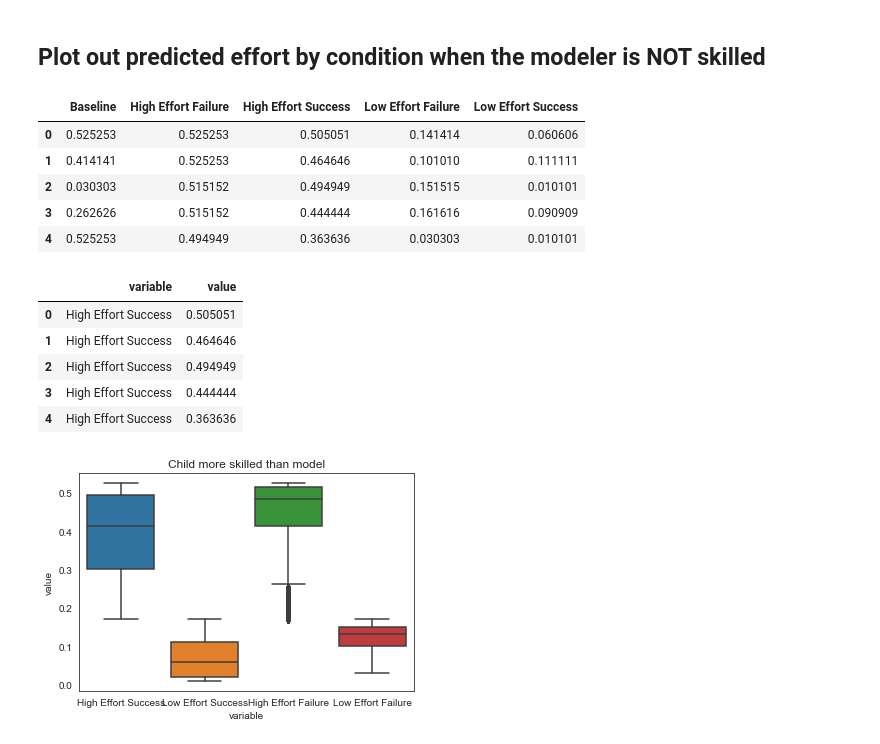
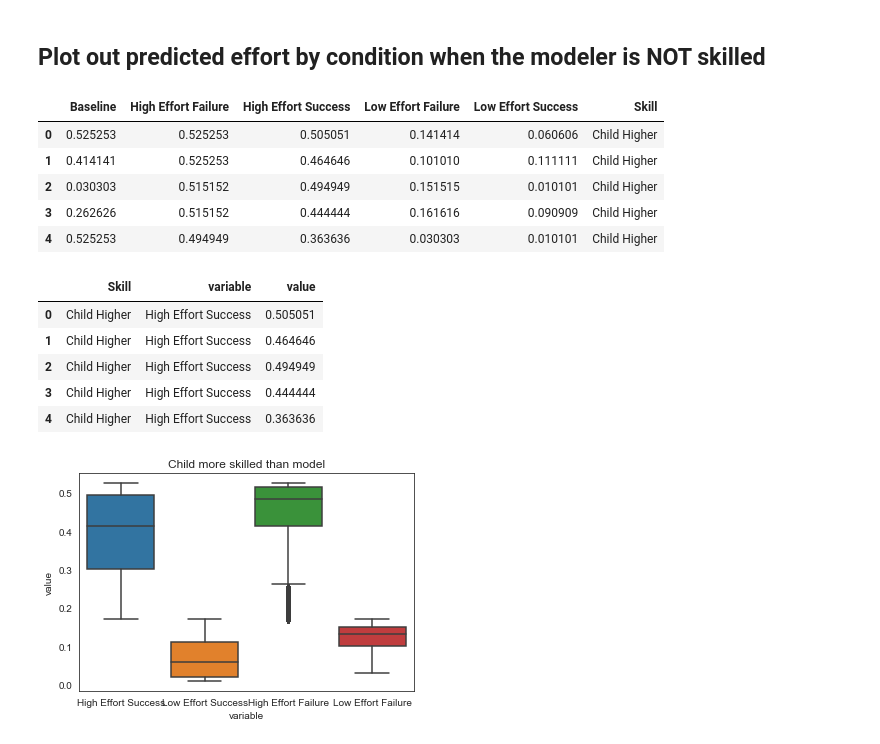
Before and after one commit to jlnrd/Effort, a Jupyter notebook: Effort_optimization_2019.ipynb, the cells around one changed output. Drawn from its saved outputs; the diff is of its cells as text; code cells hidden in the pictures.

```diff
--- a/Effort_optimization_2019.ipynb
+++ b/Effort_optimization_2019.ipynb
@@ -508,24 +508,24 @@ array([0.39141616, 0.06785859, 0.44678586, 0.11940303, 0.28918283])
 # %% [markdown]
 ## Plot out predicted effort by condition when the modeler is NOT skilled
 # %%
-d = {'High Effort Success':  effort_high_success, 'Low Effort Success': effort_low_success, 'High Effort Failure': effort_high_fail, 'Low Effort Failure': effort_low_fail,"Baseline":effort_baseline}
+d = {'Skill': "Child Higher",'High Effort Success':  effort_high_success, 'Low Effort Success': effort_low_success, 'High Effort Failure': effort_high_fail, 'Low Effort Failure': effort_low_fail,"Baseline":effort_baseline}
 eff_df = pd.DataFrame(data=d)
 eff_df.head()
 # %% [output]
-|  | Baseline | High Effort Failure | High Effort Success | Low Effort Failure | Low Effort Success |
-| 0 | 0.525253 | 0.525253 | 0.505051 | 0.141414 | 0.060606 |
-| 1 | 0.414141 | 0.525253 | 0.464646 | 0.101010 | 0.111111 |
-| 2 | 0.030303 | 0.515152 | 0.494949 | 0.151515 | 0.010101 |
-| 3 | 0.262626 | 0.515152 | 0.444444 | 0.161616 | 0.090909 |
-| 4 | 0.525253 | 0.494949 | 0.363636 | 0.030303 | 0.010101 |
+|  | Baseline | High Effort Failure | High Effort Success | Low Effort Failure | Low Effort Success | Skill |
+| 0 | 0.525253 | 0.525253 | 0.505051 | 0.141414 | 0.060606 | Child Higher |
+| 1 | 0.414141 | 0.525253 | 0.464646 | 0.101010 | 0.111111 | Child Higher |
+| 2 | 0.030303 | 0.515152 | 0.494949 | 0.151515 | 0.010101 | Child Higher |
+| 3 | 0.262626 | 0.515152 | 0.444444 | 0.161616 | 0.090909 | Child Higher |
+| 4 | 0.525253 | 0.494949 | 0.363636 | 0.030303 | 0.010101 | Child Higher |
 # %%
-eff_melt=pd.melt(eff_df, value_vars=['High Effort Success','Low Effort Success','High Effort Failure', 'Low Effort Failure',])
-eff_melt.head()
+eff_melt_highskill=pd.melt(eff_df,id_vars=['Skill'], value_vars=['High Effort Success','Low Effort Success','High Effort Failure', 'Low Effort Failure',])
+eff_melt_highskill.head()
 # %% [output]
-|  | variable | value |
-| 0 | High Effort Success | 0.505051 |
-| 1 | High Effort Success | 0.464646 |
-| 2 | High Effort Success | 0.494949 |
-| 3 | High Effort Success | 0.444444 |
-| 4 | High Effort Success | 0.363636 |
+|  | Skill | variable | value |
+| 0 | Child Higher | High Effort Success | 0.505051 |
+| 1 | Child Higher | High Effort Success | 0.464646 |
+| 2 | Child Higher | High Effort Success | 0.494949 |
+| 3 | Child Higher | High Effort Success | 0.444444 |
+| 4 | Child Higher | High Effort Success | 0.363636 |
 # %%
```
Also changed, not shown: parts of 10 cells of this notebook.
